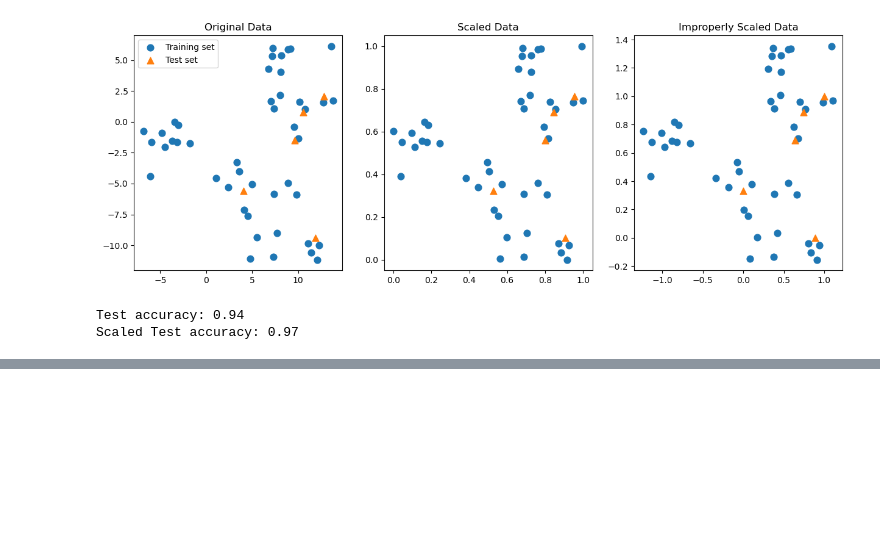
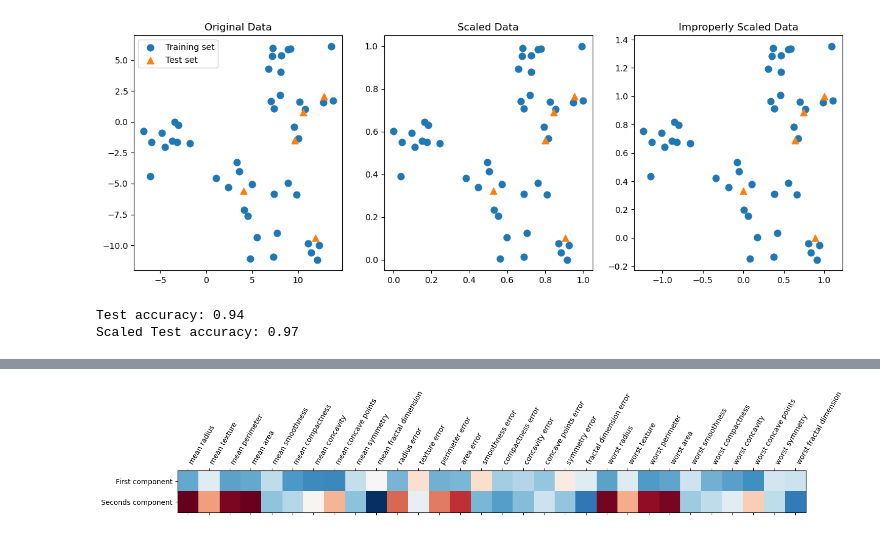
Before and after one commit to lyonsja-mathematics/My_Tutorials, a Jupyter notebook: Introduction to Machine Learning with Python.ipynb, the cells around one changed output, grey strips where cells are left out. Saved outputs shown, nothing was run; the diff lists cells and outputs as text; code cells hidden in the pictures; blank space fills up the shorter version.

```diff
--- a/Introduction to Machine Learning with Python.ipynb
+++ b/Introduction to Machine Learning with Python.ipynb
@@ -580,0 +641,7 @@ Scaled Test accuracy: 0.97
+# %%
+plt.matshow(pca.components_, cmap="RdBu")
+plt.yticks([0,1], ["First component","Seconds component"])
+plt.xticks(range(len(cancer.feature_names)), cancer.feature_names, rotation=60, ha="left")
+plt.show()
+# %% [output]
+[figure, added]
```
Also changed, not shown: parts of 13 cells of this notebook.
